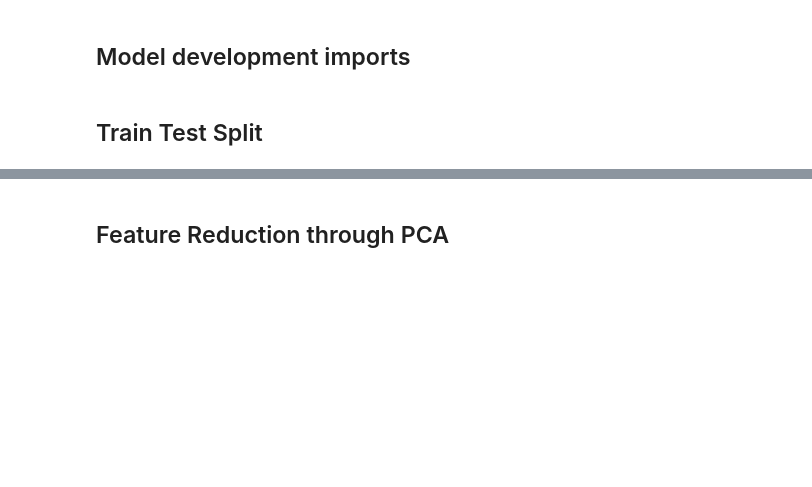
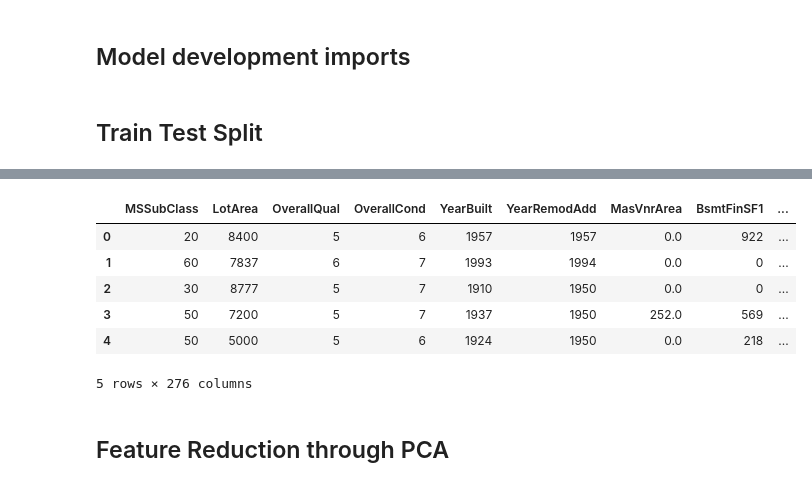
Before and after one commit to zumbaughca/housing_comp, a Jupyter notebook: Untitled.ipynb, the cells around one changed output, grey strips where cells are left out. Drawn from its saved outputs; the diff is of its cells as text; code cells hidden in the pictures; blank space fills up the shorter version.

```diff
--- a/Untitled.ipynb
+++ b/Untitled.ipynb
@@ -132,8 +117,0 @@ missing_as_0 = ['MasVnrArea', 'GarageYrBlt']
-# %%
-electrical_mode = df['Electrical'].mode()[0]
-for col in missing_as_none:
-    df[col].replace(np.nan, 'None', inplace=True)
-
-for col in missing_as_0:
-    df[col].replace(np.nan, 0, inplace=True)
-df['Electrical'].replace(np.nan, electrical_mode, inplace=True)
@@ -273,3 +277,15 @@ X_train, X_test, y_train, y_test = train_test_split(X, y, test_size=0.2, random_
+# %%
+X_train.drop('index', axis=1, inplace=True)
+X_test.drop('index', axis=1, inplace=True)
+X_train.head()
+# %% [output]
+|  | MSSubClass | LotArea | OverallQual | OverallCond | YearBuilt | YearRemodAdd | MasVnrArea | BsmtFinSF1 | ... |
+| 0 | 20 | 8400 | 5 | 6 | 1957 | 1957 | 0.0 | 922 | ... |
+| 1 | 60 | 7837 | 6 | 7 | 1993 | 1994 | 0.0 | 0 | ... |
+| 2 | 30 | 8777 | 5 | 7 | 1910 | 1950 | 0.0 | 0 | ... |
+| 3 | 50 | 7200 | 5 | 7 | 1937 | 1950 | 252.0 | 569 | ... |
+| 4 | 50 | 5000 | 5 | 6 | 1924 | 1950 | 0.0 | 218 | ... |
+5 rows × 276 columns
 # %% [markdown]
 ## Feature Reduction through PCA
 # %%
```
Also changed, not shown: parts of 27 cells of this notebook.
